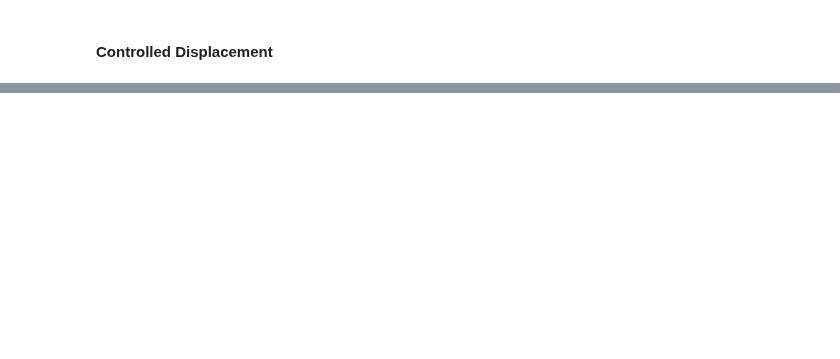
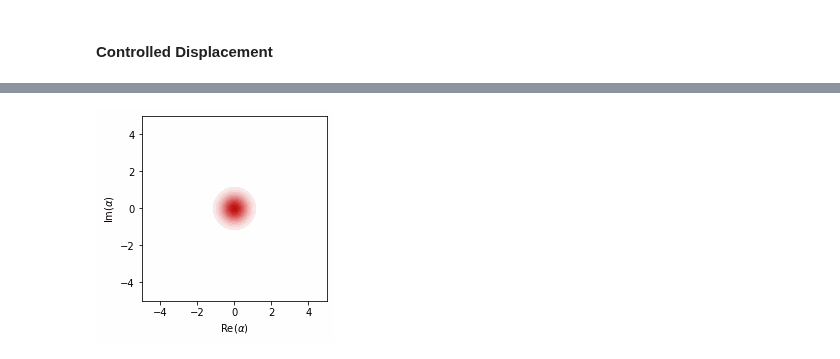
Before and after one commit to connorblake1/jiang-research, a Jupyter notebook: FiniteGKP/jax_FiniteGKP.ipynb, the cells around one changed output, grey strips where cells are left out. Cells and saved outputs as stored; diff of their text form; code cells hidden in the pictures; blank space fills up the shorter version.

```diff
--- a/FiniteGKP/jax_FiniteGKP.ipynb
+++ b/FiniteGKP/jax_FiniteGKP.ipynb
@@ -578,6 +578,7 @@ PI = dq.tensor(p, I2)
 
 IZ = dq.tensor(IN,dq.sigmaz())
 IX = dq.tensor(IN,dq.sigmax())
+IY = dq.tensor(IN,dq.sigmay())
 XZ = dq.tensor(x, dq.sigmaz())
 PZ = dq.tensor(p, dq.sigmaz())
 
@@ -736,0 +861,8 @@ duration = 1.0
+# %%
+rho_t = sbs.run()
+rho_res_t = dq.ptrace(rho_t,0,(N,2))
+rho_qub_t = dq.ptrace(rho_t,1,(N,2))
+# %%
+dq.plot.wigner_gif(rho_res_t)
+# %% [output]
+[figure, added]
```
Also changed, not shown: parts of 17 cells of this notebook, 2 other files.
